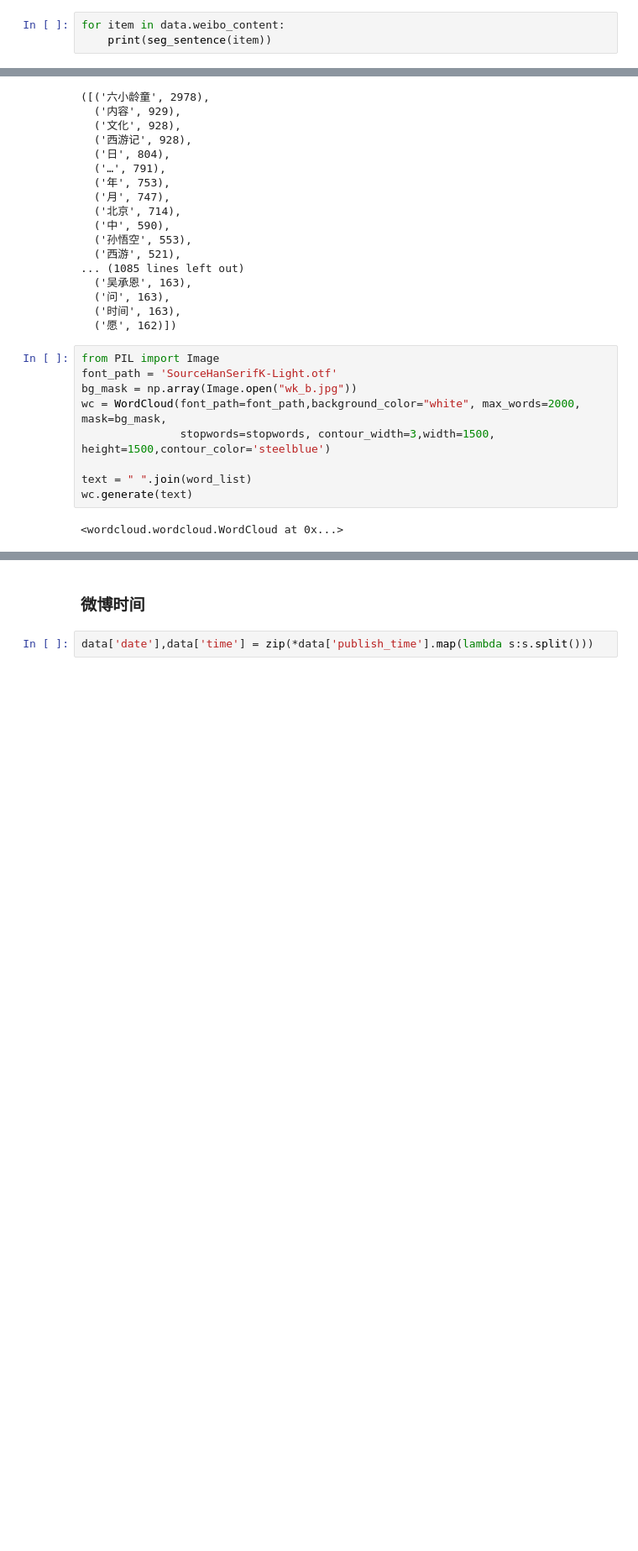
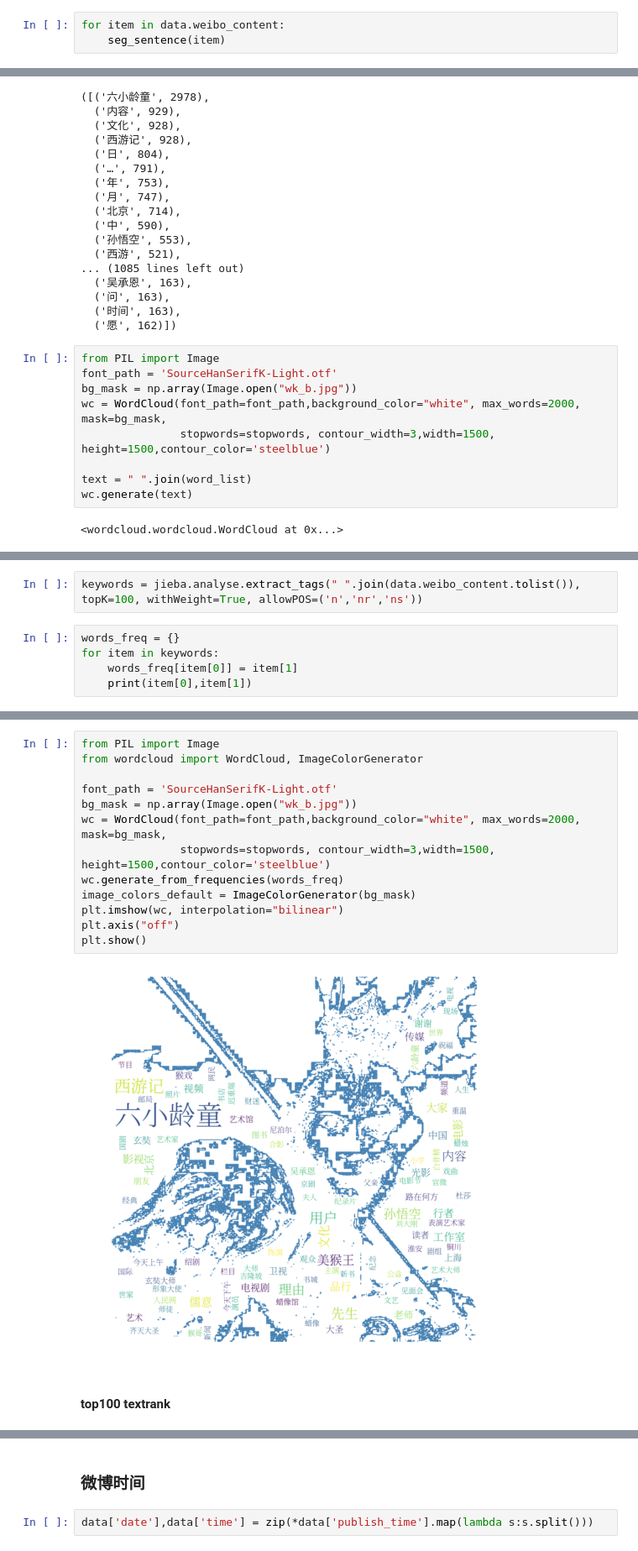
Before and after one commit to howard-scu/liuxue, a Jupyter notebook: liu_xue.ipynb, the cells around one changed output, grey strips where cells are left out. Shown at 84% size. Saved outputs shown, nothing was run; the diff lists cells and outputs as text; blank space fills up the shorter version.

Commit message:
add textrank

```diff
--- a/liu_xue.ipynb
+++ b/liu_xue.ipynb
@@ -203,7 +203,7 @@ def seg_sentence(sentence):
     return outstr
 # %%
 for item in data.weibo_content:
-    print(seg_sentence(item))
+    seg_sentence(item)
 # %% [output]
 Building prefix dict from the default dictionary ...
 Loading model from cache C:\Users\ADMINI~1\AppData\Local\Temp\jieba.cache
@@ -269,0 +257,7 @@ plt.show()
+# %%
+keywords = jieba.analyse.extract_tags(" ".join(data.weibo_content.tolist()), topK=100, withWeight=True, allowPOS=('n','nr','ns'))
+# %%
+words_freq = {}
+for item in keywords:
+    words_freq[item[0]] = item[1]
+    print(item[0],item[1])
@@ -269,0 +282,17 @@ plt.show()
+# %%
+from PIL import Image
+from wordcloud import WordCloud, ImageColorGenerator
+
+font_path = 'SourceHanSerifK-Light.otf'
+bg_mask = np.array(Image.open("wk_b.jpg"))
+wc = WordCloud(font_path=font_path,background_color="white", max_words=2000, mask=bg_mask,
+               stopwords=stopwords, contour_width=3,width=1500, height=1500,contour_color='steelblue')
+wc.generate_from_frequencies(words_freq)
+image_colors_default = ImageColorGenerator(bg_mask)
+plt.imshow(wc, interpolation="bilinear")
+plt.axis("off")
+plt.show()
+# %% [output]
+[figure, added]
+# %% [markdown]
+#### top100 textrank
```
Also changed, not shown: parts of 20 cells of this notebook.
